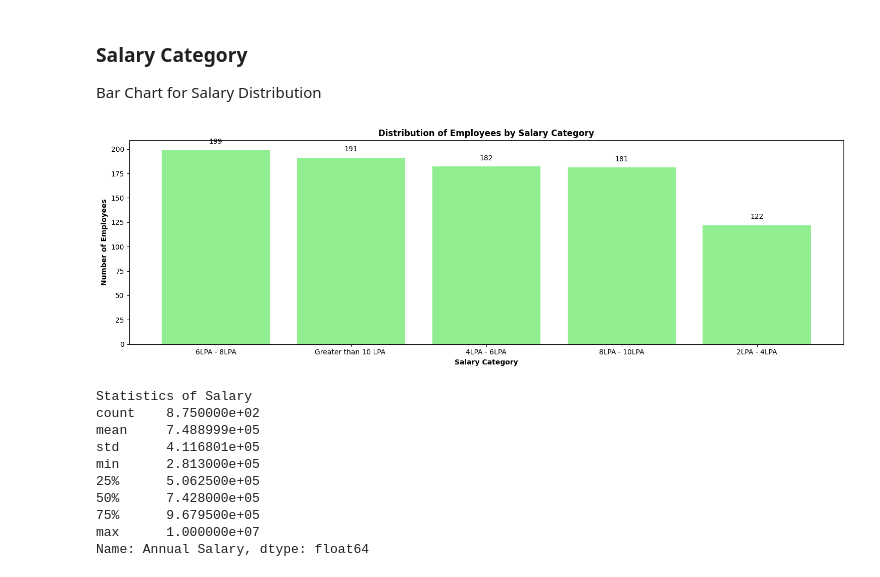
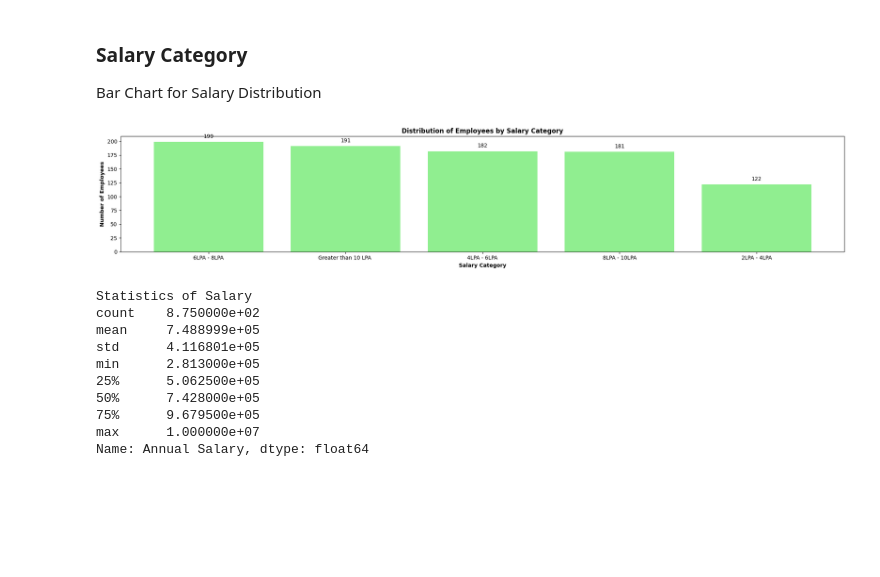
Before and after one commit to RIZWAN-VY/HR_Data_Analytics_and_Visualization, a Jupyter notebook: Employee_Data_Analysis_and_Visualization.ipynb, the cells around one changed output. Saved outputs shown, nothing was run; the diff lists cells and outputs as text; code cells hidden in the pictures; blank space fills up the shorter version.

```diff
--- a/Employee_Data_Analysis_and_Visualization.ipynb
+++ b/Employee_Data_Analysis_and_Visualization.ipynb
@@ -86,21 +86,21 @@ Bar Chart for Salary Distribution
 # %%
 salary_category_counts = data['Salary Category'].value_counts()
 
-plt.figure(figsize=(15, 5))
+plt.figure(figsize=(20, 4))
 bars = plt.bar(salary_category_counts.index, salary_category_counts.values, color='lightgreen')
 plt.xlabel('Salary Category',fontweight='bold')
 plt.ylabel('Number of Employees',fontweight='bold')
 plt.title('Distribution of Employees by Salary Category',fontweight='bold')
 plt.xticks(rotation=0)
 
 for bar in bars:
     yval = bar.get_height()
     plt.text(bar.get_x() + bar.get_width() / 2, yval + 5, int(yval), ha='center', va='bottom')
 
 plt.tight_layout()
 plt.show()
 # %% [output]
-[figure, old version]
+[figure, new version]
 # %%
 # Calculate basic statistics
 salary_statistics = data['Annual Salary'].describe()
```
Also changed, not shown: parts of 7 cells of this notebook.
